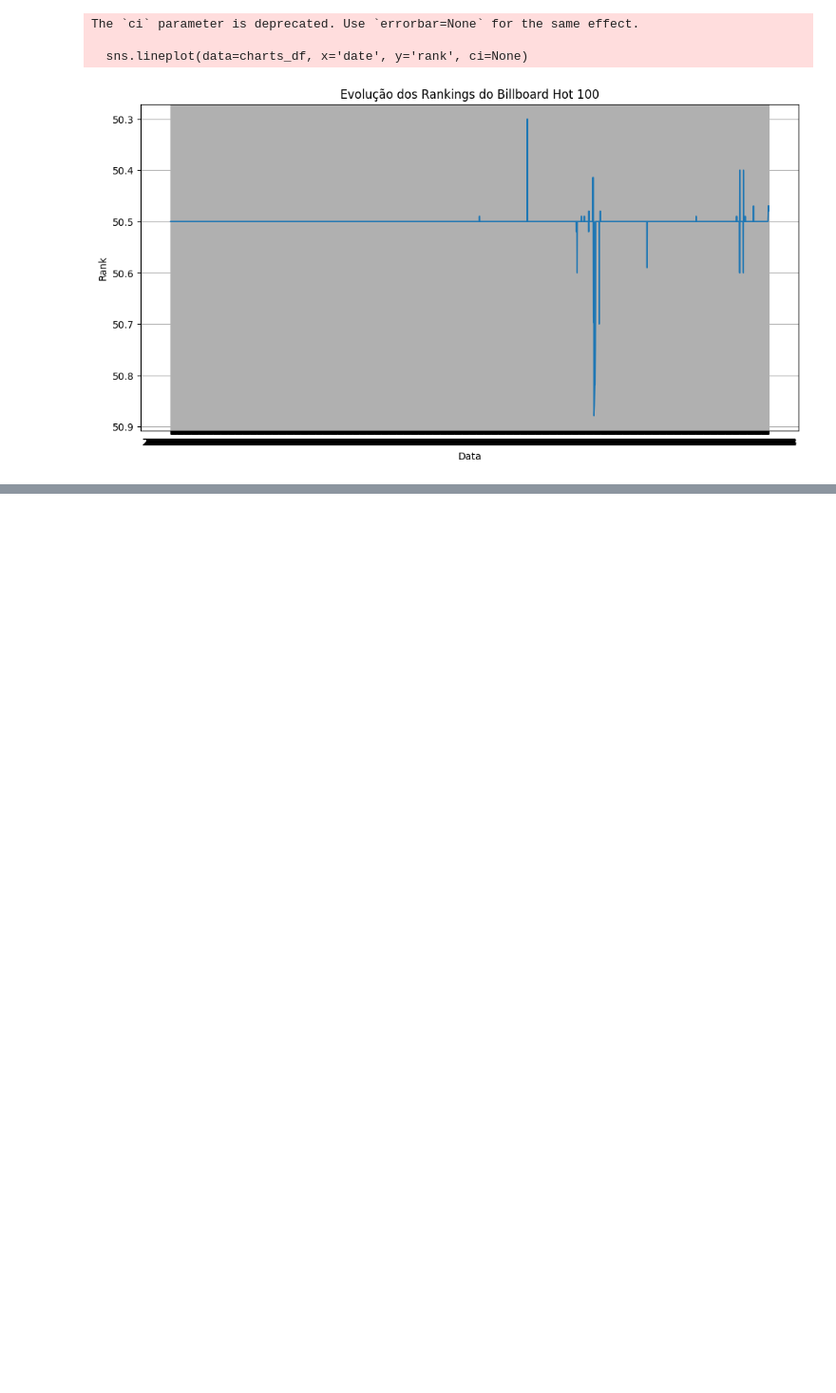
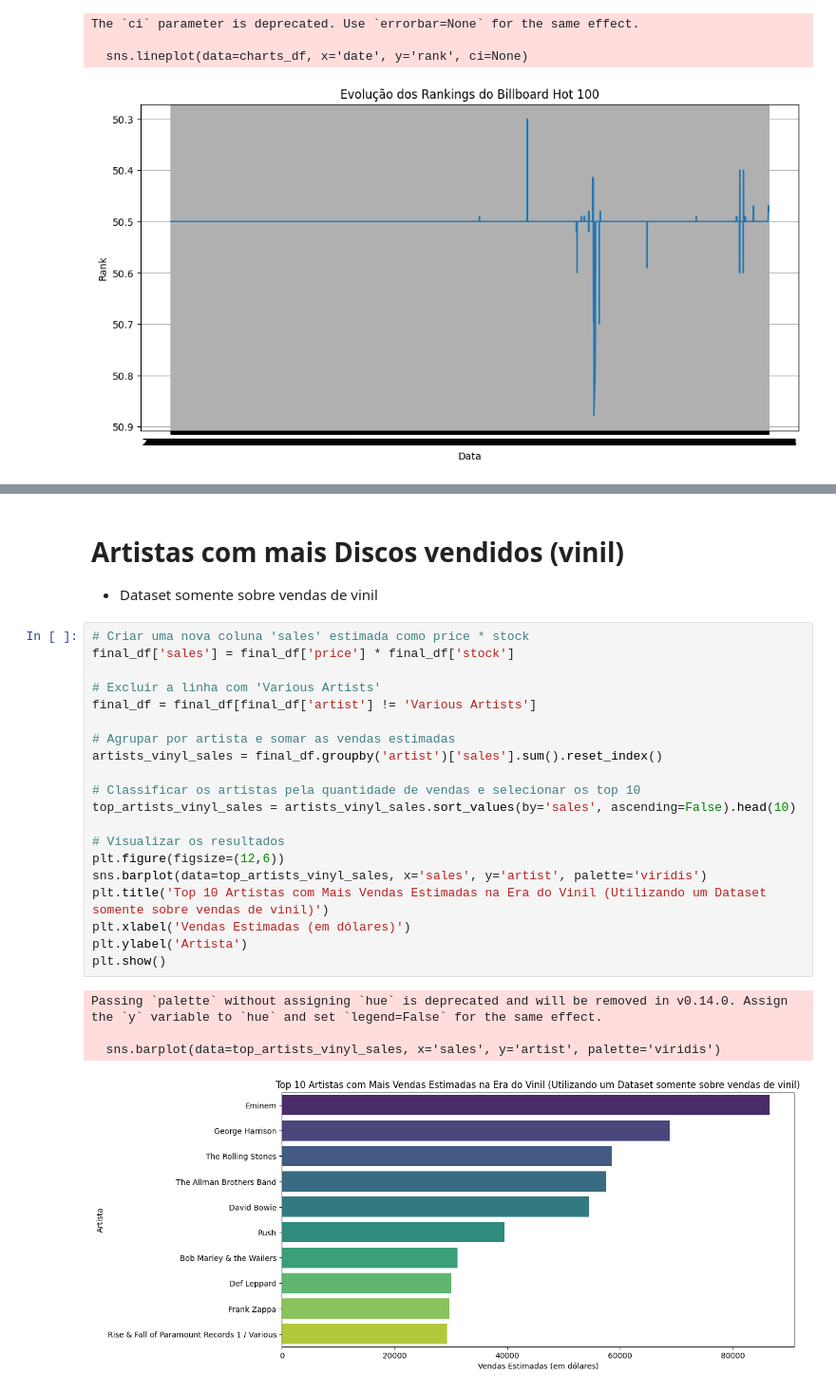
Before and after one commit to touro3/EvolucaoDaMusica-BI, a Jupyter notebook: notebooks/EDA_e_visualizacoes_musicais.ipynb, the cells around one changed output, grey strips where cells are left out. Shown at 95% size. Drawn from its saved outputs; the diff is of its cells as text; blank space fills up the shorter version.

```diff
--- a/notebooks/EDA_e_visualizacoes_musicais.ipynb
+++ b/notebooks/EDA_e_visualizacoes_musicais.ipynb
@@ -53,0 +141,28 @@ The `ci` parameter is deprecated. Use `errorbar=None` for the same effect.
+# %% [markdown]
+# Artistas com mais Discos vendidos (vinil)
+- Dataset somente sobre vendas de vinil
+# %%
+# Criar uma nova coluna 'sales' estimada como price * stock
+final_df['sales'] = final_df['price'] * final_df['stock']
+
+# Excluir a linha com 'Various Artists'
+final_df = final_df[final_df['artist'] != 'Various Artists']
+
+# Agrupar por artista e somar as vendas estimadas
+artists_vinyl_sales = final_df.groupby('artist')['sales'].sum().reset_index()
+
+# Classificar os artistas pela quantidade de vendas e selecionar os top 10
+top_artists_vinyl_sales = artists_vinyl_sales.sort_values(by='sales', ascending=False).head(10)
+
+# Visualizar os resultados
+plt.figure(figsize=(12,6))
+sns.barplot(data=top_artists_vinyl_sales, x='sales', y='artist', palette='viridis')
+plt.title('Top 10 Artistas com Mais Vendas Estimadas na Era do Vinil (Utilizando um Dataset somente sobre vendas de vinil)')
+plt.xlabel('Vendas Estimadas (em dólares)')
+plt.ylabel('Artista')
+plt.show()
+# %% [output]
+Passing `palette` without assigning `hue` is deprecated and will be removed in v0.14.0. Assign the `y` variable to `hue` and set `legend=False` for the same effect.
+
+  sns.barplot(data=top_artists_vinyl_sales, x='sales', y='artist', palette='viridis')
+[figure, added]
```
Also changed, not shown: parts of 7 cells of this notebook.
